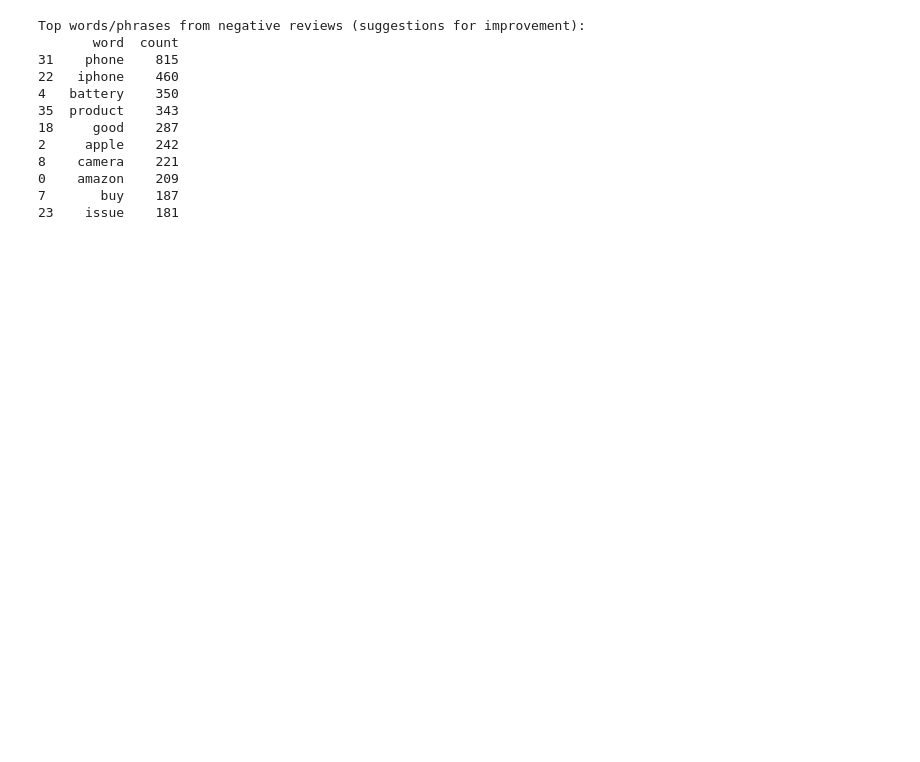
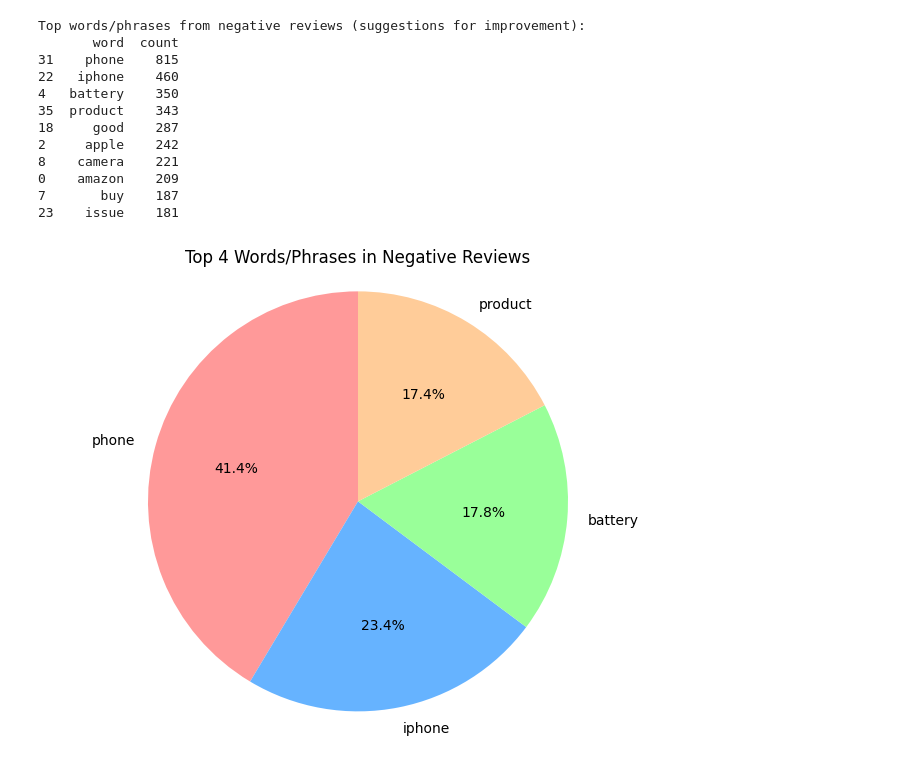
Before and after one commit to Blue4819/NLP-sentiment-analysis, a Jupyter notebook: NegativeReviewsAnalysis.ipynb, the cells around one changed output. Cells and saved outputs as stored; diff of their text form; code cells hidden in the pictures; blank space fills up the shorter version.

```diff
--- a/NegativeReviewsAnalysis.ipynb
+++ b/NegativeReviewsAnalysis.ipynb
@@ -87,0 +90,9 @@ plt.show()
+# %%
+word_sentiments = {}
+for word, _ in top_words:
+    word_reviews = df[df['reviews'].str.contains(word, case=False)]
+    word_sentiments[word] = word_reviews['sentiment_scores'].mean()
+# %%
+print("\nAverage sentiment scores for top words:")
+for word, score in word_sentiments.items():
+    print(f"{word}: {score:.4f}")
@@ -135,3 +158,16 @@ Top words/phrases from negative reviews (suggestions for improvement):
 0    amazon    209
 7       buy    187
 23    issue    181
+# %%
+top_words = word_freq.head(4)
+
+# Pie chart configuration
+plt.figure(figsize=(8, 6))
+plt.pie(top_words['count'], labels=top_words['word'], autopct='%1.1f%%', startangle=90, colors=['#ff9999','#66b3ff','#99ff99','#ffcc99'])
+plt.title('Top 4 Words/Phrases in Negative Reviews')
+plt.axis('equal')  # Equal aspect ratio ensures the pie is drawn as a circle
+
+# Show the pie chart
+plt.show()
+# %% [output]
+[figure, added]
```
Also changed, not shown: parts of 3 cells of this notebook.
